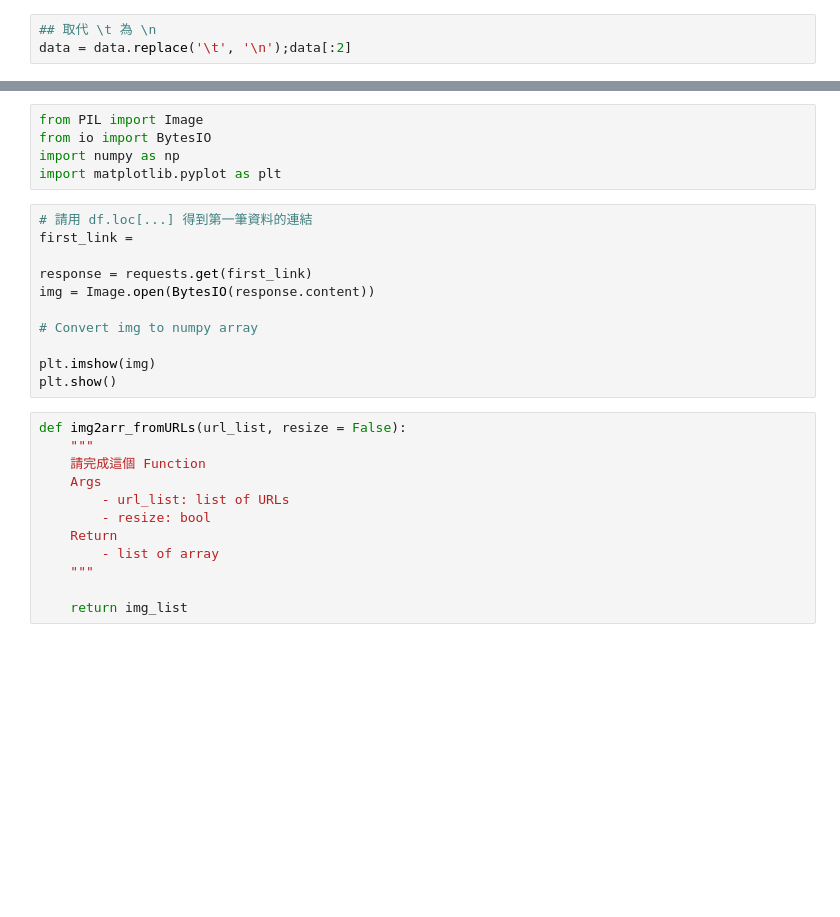
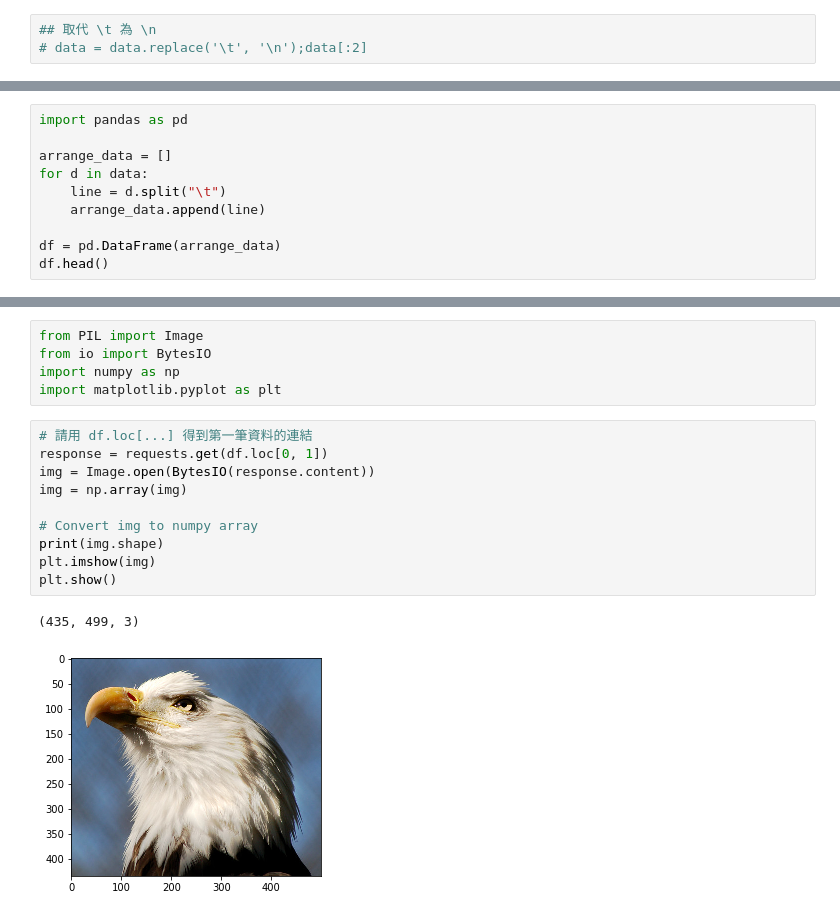
Before and after one commit to cirinoichris/4th-ML100Days, a Jupyter notebook: homework/Day_005_HW.ipynb, the cells around one changed output, grey strips where cells are left out. Saved outputs shown, nothing was run; the diff lists cells and outputs as text; blank space fills up the shorter version.

```diff
--- a/homework/Day_005_HW.ipynb
+++ b/homework/Day_005_HW.ipynb
@@ -64,6 +67,6 @@ data[0:100]
 # %%
 ## 取代 \t 為 \n
-data = data.replace('\t', '\n');data[:2]
+# data = data.replace('\t', '\n');data[:2]
 # %%
 # 找到換行符號，用該符號做字串分割後，把它拿掉
 split_tag ='\n'
@@ -81,0 +81,10 @@ import pandas as pd
+# %%
+import pandas as pd
+
+arrange_data = []
+for d in data:
+    line = d.split("\t")
+    arrange_data.append(line)
+
+df = pd.DataFrame(arrange_data)
+df.head()
@@ -88,24 +104,14 @@ import numpy as np
 import matplotlib.pyplot as plt
 # %%
 # 請用 df.loc[...] 得到第一筆資料的連結
-first_link =
-
-response = requests.get(first_link)
+response = requests.get(df.loc[0, 1])
 img = Image.open(BytesIO(response.content))
+img = np.array(img)
 
 # Convert img to numpy array
-
+print(img.shape)
 plt.imshow(img)
 plt.show()
+# %% [output]
+(435, 499, 3)
+[figure, added]
-# %%
-def img2arr_fromURLs(url_list, resize = False):
-    """
-    請完成這個 Function
-    Args
-        - url_list: list of URLs
-        - resize: bool
-    Return
-        - list of array
-    """
-
-    return img_list
```
Also changed, not shown: parts of 8 cells of this notebook.
